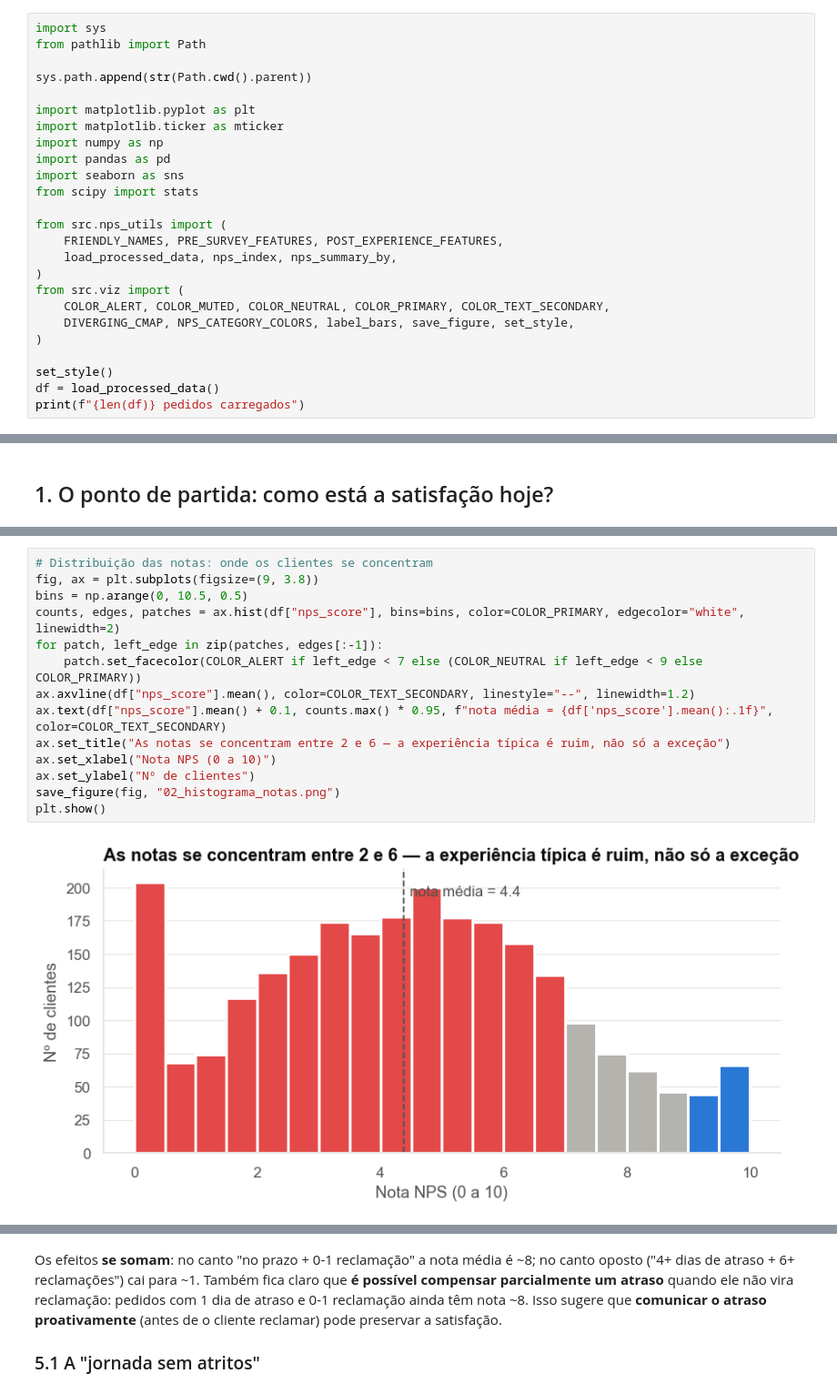
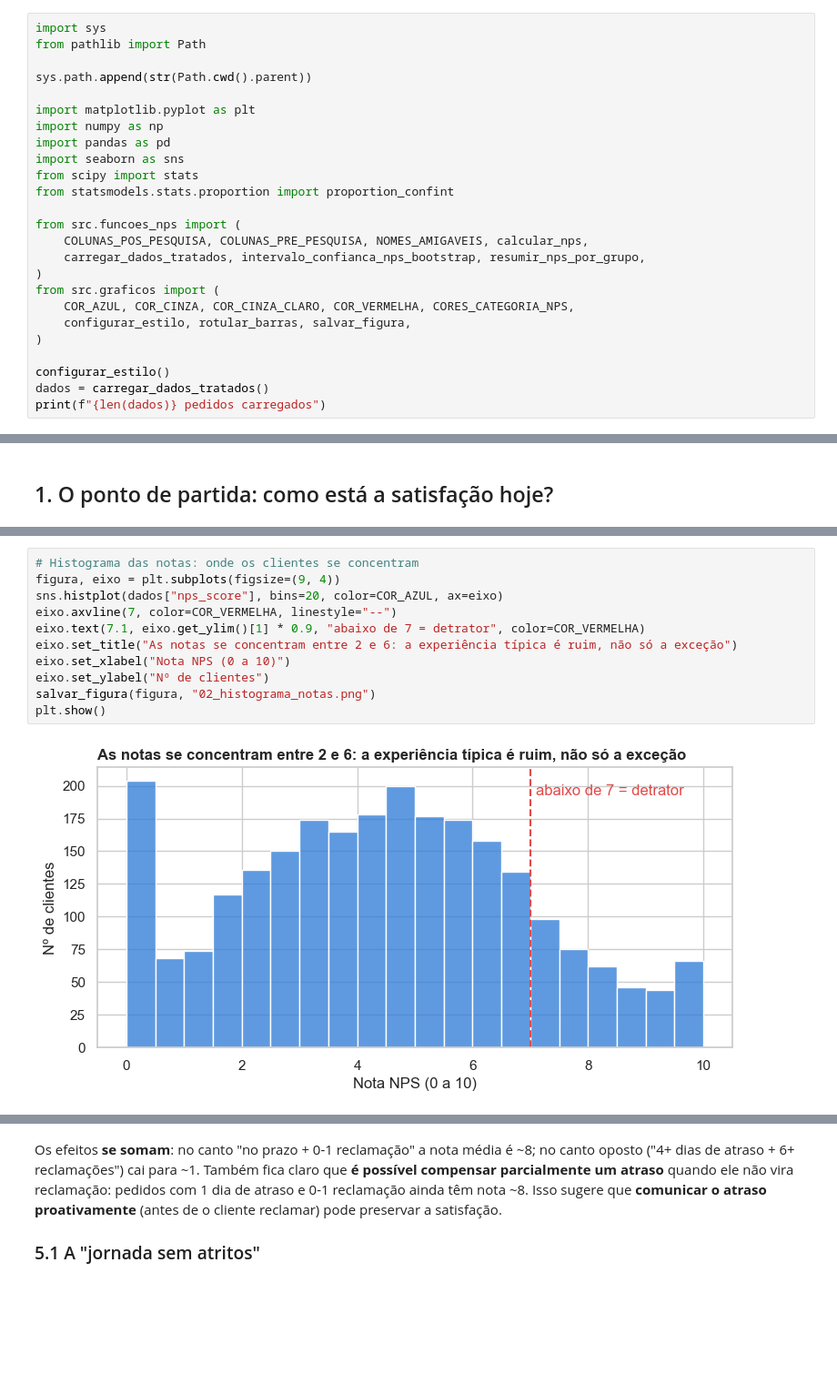
Before and after one commit to ricardowalendorff/Case_preditivo_NPS, a Jupyter notebook: notebooks/03_analise_exploratoria.ipynb, the cells around one changed output, grey strips where cells are left out. Shown at 91% size. Saved outputs shown, nothing was run; the diff lists cells and outputs as text; blank space fills up the shorter version.

Commit message:
Notebooks alinhados às apostilas: metas, hipóteses, testes, IC e statsmodels
Co-Authored-By: Claude Opus 5.5 <noreply@anthropic.com>

```diff
--- a/notebooks/03_analise_exploratoria.ipynb
+++ b/notebooks/03_analise_exploratoria.ipynb
@@ -22,24 +22,24 @@ from pathlib import Path
 sys.path.append(str(Path.cwd().parent))
 
 import matplotlib.pyplot as plt
-import matplotlib.ticker as mticker
 import numpy as np
 import pandas as pd
 import seaborn as sns
 from scipy import stats
+from statsmodels.stats.proportion import proportion_confint
 
-from src.nps_utils import (
-    FRIENDLY_NAMES, PRE_SURVEY_FEATURES, POST_EXPERIENCE_FEATURES,
-    load_processed_data, nps_index, nps_summary_by,
+from src.funcoes_nps import (
+    COLUNAS_POS_PESQUISA, COLUNAS_PRE_PESQUISA, NOMES_AMIGAVEIS, calcular_nps,
+    carregar_dados_tratados, intervalo_confianca_nps_bootstrap, resumir_nps_por_grupo,
 )
-from src.viz import (
-    COLOR_ALERT, COLOR_MUTED, COLOR_NEUTRAL, COLOR_PRIMARY, COLOR_TEXT_SECONDARY,
-    DIVERGING_CMAP, NPS_CATEGORY_COLORS, label_bars, save_figure, set_style,
+from src.graficos import (
+    COR_AZUL, COR_CINZA, COR_CINZA_CLARO, COR_VERMELHA, CORES_CATEGORIA_NPS,
+    configurar_estilo, rotular_barras, salvar_figura,
 )
 
-set_style()
-df = load_processed_data()
-print(f"{len(df)} pedidos carregados")
+configurar_estilo()
+dados = carregar_dados_tratados()
+print(f"{len(dados)} pedidos carregados")
 # %% [output]
 2500 pedidos carregados
 # %% [markdown]
@@ -63,16 +61,13 @@ plt.show()
 # %%
-# Distribuição das notas: onde os clientes se concentram
-fig, ax = plt.subplots(figsize=(9, 3.8))
-bins = np.arange(0, 10.5, 0.5)
-counts, edges, patches = ax.hist(df["nps_score"], bins=bins, color=COLOR_PRIMARY, edgecolor="white", linewidth=2)
-for patch, left_edge in zip(patches, edges[:-1]):
-    patch.set_facecolor(COLOR_ALERT if left_edge < 7 else (COLOR_NEUTRAL if left_edge < 9 else COLOR_PRIMARY))
-ax.axvline(df["nps_score"].mean(), color=COLOR_TEXT_SECONDARY, linestyle="--", linewidth=1.2)
-ax.text(df["nps_score"].mean() + 0.1, counts.max() * 0.95, f"nota média = {df['nps_score'].mean():.1f}", color=COLOR_TEXT_SECONDARY)
-ax.set_title("As notas se concentram entre 2 e 6 — a experiência típica é ruim, não só a exceção")
-ax.set_xlabel("Nota NPS (0 a 10)")
-ax.set_ylabel("Nº de clientes")
-save_figure(fig, "02_histograma_notas.png")
+# Histograma das notas: onde os clientes se concentram
+figura, eixo = plt.subplots(figsize=(9, 4))
+sns.histplot(dados["nps_score"], bins=20, color=COR_AZUL, ax=eixo)
+eixo.axvline(7, color=COR_VERMELHA, linestyle="--")
+eixo.text(7.1, eixo.get_ylim()[1] * 0.9, "abaixo de 7 = detrator", color=COR_VERMELHA)
+eixo.set_title("As notas se concentram entre 2 e 6: a experiência típica é ruim, não só a exceção")
+eixo.set_xlabel("Nota NPS (0 a 10)")
+eixo.set_ylabel("Nº de clientes")
+salvar_figura(figura, "02_histograma_notas.png")
 plt.show()
 # %% [output]
-[figure, old version]
+[figure, new version]
```
Also changed, not shown: parts of 31 cells of this notebook, 22 other files.
